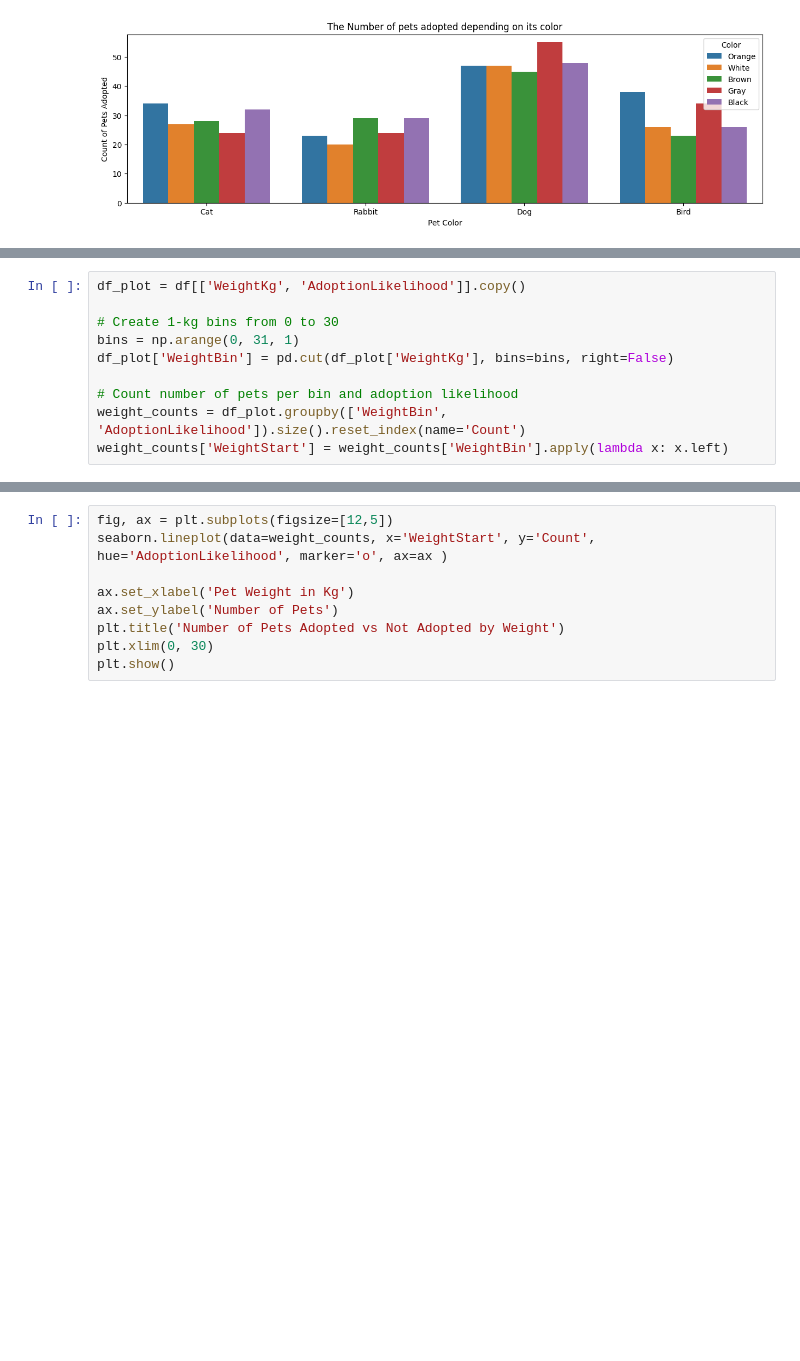
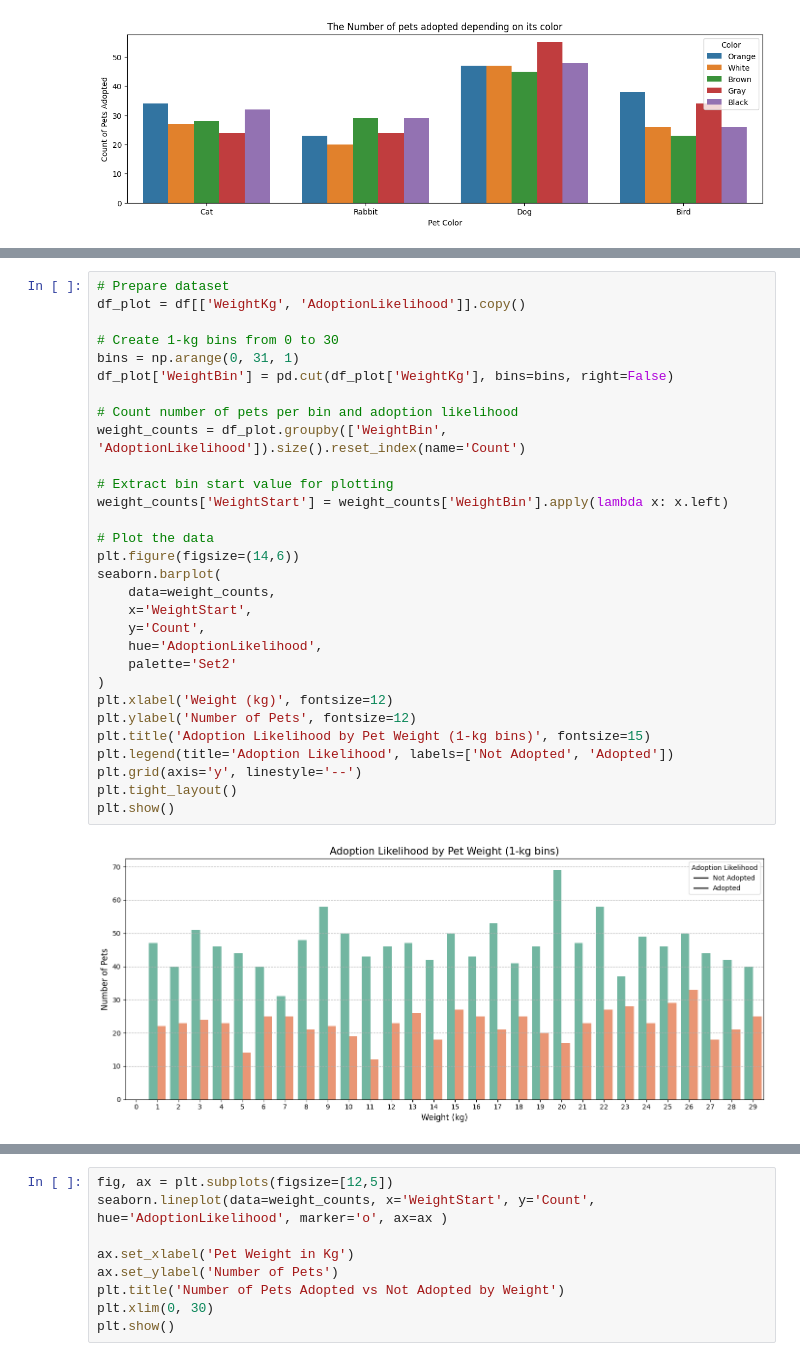
Before and after one commit to lumaruyam/supervised_learning, a Jupyter notebook: eda.ipynb, the cells around one changed output, grey strips where cells are left out. Cells and saved outputs as stored; diff of their text form; blank space fills up the shorter version.

```diff
--- a/eda.ipynb
+++ b/eda.ipynb
@@ -165,10 +281,32 @@ Text(0.5, 1.0, 'The Number of pets adopted depending on its color')
 # %%
+# Prepare dataset
 df_plot = df[['WeightKg', 'AdoptionLikelihood']].copy()
 
 # Create 1-kg bins from 0 to 30
 bins = np.arange(0, 31, 1)
 df_plot['WeightBin'] = pd.cut(df_plot['WeightKg'], bins=bins, right=False)
 
 # Count number of pets per bin and adoption likelihood
 weight_counts = df_plot.groupby(['WeightBin', 'AdoptionLikelihood']).size().reset_index(name='Count')
+
+# Extract bin start value for plotting
 weight_counts['WeightStart'] = weight_counts['WeightBin'].apply(lambda x: x.left)
+
+# Plot the data
+plt.figure(figsize=(14,6))
+seaborn.barplot(
+    data=weight_counts,
+    x='WeightStart',
+    y='Count',
+    hue='AdoptionLikelihood',
+    palette='Set2'
+)
+plt.xlabel('Weight (kg)', fontsize=12)
+plt.ylabel('Number of Pets', fontsize=12)
+plt.title('Adoption Likelihood by Pet Weight (1-kg bins)', fontsize=15)
+plt.legend(title='Adoption Likelihood', labels=['Not Adopted', 'Adopted'])
+plt.grid(axis='y', linestyle='--')
+plt.tight_layout()
+plt.show()
+# %% [output]
+[figure, added]
```
Also changed, not shown: parts of 22 cells of this notebook.
